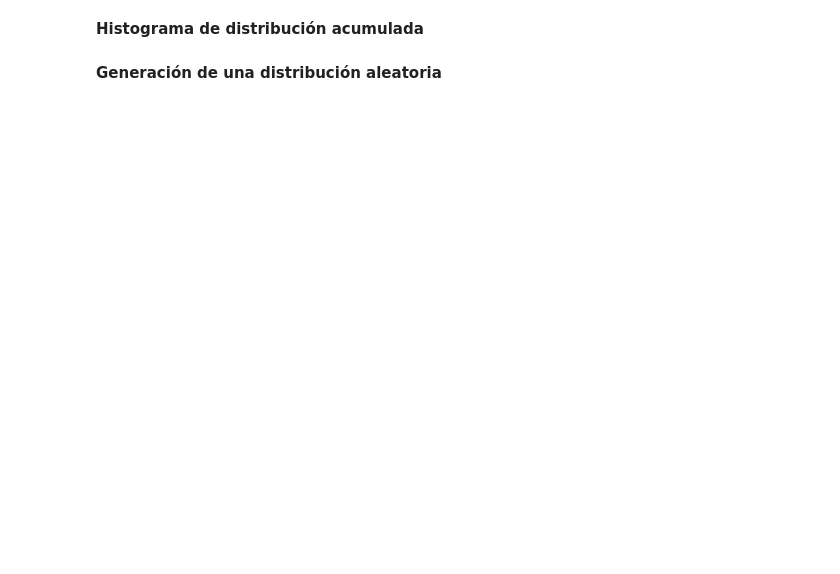
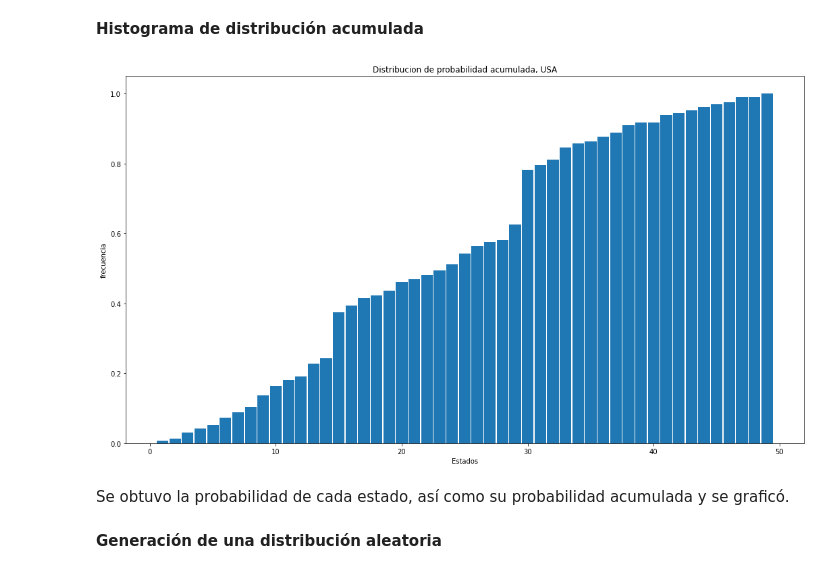
Before and after one commit to leonardoaceves/ProyectoSPF_JLACEVES_AMAGUILERA, a Jupyter notebook: ProyectoModulo1_AcevesJ_AguileraA.ipynb, the cells around one changed output. Saved outputs shown, nothing was run; the diff lists cells and outputs as text; code cells hidden in the pictures; blank space fills up the shorter version.

```diff
--- a/ProyectoModulo1_AcevesJ_AguileraA.ipynb
+++ b/ProyectoModulo1_AcevesJ_AguileraA.ipynb
@@ -163,13 +262,17 @@ plt.show()
 # %%
 #Cumulative Probability
 state_acum['Probability'] = freq/len(consbrand)
 state_acum['Cumulative'] = np.cumsum(freq/len(consbrand))
 plt.figure(figsize=(18,10))
 plt.bar(state.index, state_acum['Cumulative'], width = .92)
 plt.title('Distribucion de probabilidad acumulada, USA')
-plt.ylabel('frequencia')
+plt.ylabel('frecuencia')
 plt.xlabel('Estados')
 plt.show()
+# %% [output]
+[figure, added]
+# %% [markdown]
+Se obtuvo la probabilidad de cada estado, así como su probabilidad acumulada y se graficó.
 # %% [markdown]
 **Generación de una distribución aleatoria**
 # %%
```
Also changed, not shown: parts of 46 cells of this notebook, 1 other file.
